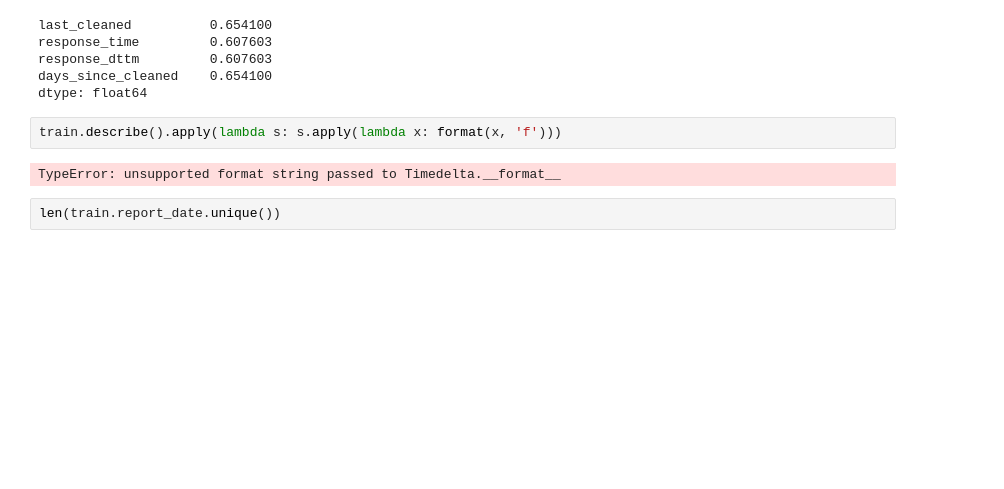
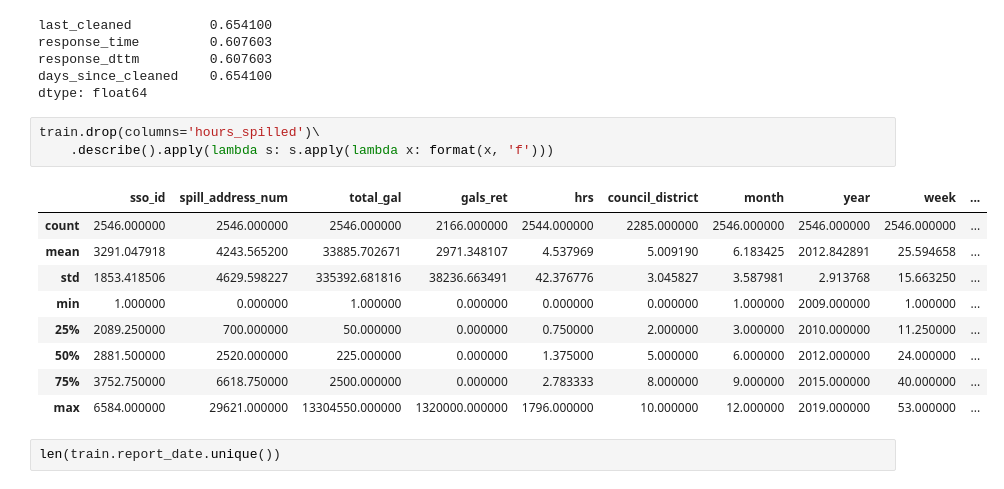
Before and after one commit to we-came-we-SAWS-we-conquered/saws-capstone-project, a Jupyter notebook: cameron_repo/Cameron_notebook.ipynb, the cells around one changed output. Saved outputs shown, nothing was run; the diff lists cells and outputs as text; blank space fills up the shorter version.

```diff
--- a/cameron_repo/Cameron_notebook.ipynb
+++ b/cameron_repo/Cameron_notebook.ipynb
@@ -260,9 +260,18 @@ response_dttm         0.607603
 days_since_cleaned    0.654100
 dtype: float64
 # %%
-train.describe().apply(lambda s: s.apply(lambda x: format(x, 'f')))
+train.drop(columns='hours_spilled')\
+    .describe().apply(lambda s: s.apply(lambda x: format(x, 'f')))
 # %% [output]
-TypeError: unsupported format string passed to Timedelta.__format__
+|  | sso_id | spill_address_num | total_gal | gals_ret | hrs | council_district | month | year | week | ... |
+| count | 2546.000000 | 2546.000000 | 2546.000000 | 2166.000000 | 2544.000000 | 2285.000000 | 2546.000000 | 2546.000000 | 2546.000000 | ... |
+| mean | 3291.047918 | 4243.565200 | 33885.702671 | 2971.348107 | 4.537969 | 5.009190 | 6.183425 | 2012.842891 | 25.594658 | ... |
+| std | 1853.418506 | 4629.598227 | 335392.681816 | 38236.663491 | 42.376776 | 3.045827 | 3.587981 | 2.913768 | 15.663250 | ... |
+| min | 1.000000 | 0.000000 | 1.000000 | 0.000000 | 0.000000 | 0.000000 | 1.000000 | 2009.000000 | 1.000000 | ... |
+| 25% | 2089.250000 | 700.000000 | 50.000000 | 0.000000 | 0.750000 | 2.000000 | 3.000000 | 2010.000000 | 11.250000 | ... |
+| 50% | 2881.500000 | 2520.000000 | 225.000000 | 0.000000 | 1.375000 | 5.000000 | 6.000000 | 2012.000000 | 24.000000 | ... |
+| 75% | 3752.750000 | 6618.750000 | 2500.000000 | 0.000000 | 2.783333 | 8.000000 | 9.000000 | 2015.000000 | 40.000000 | ... |
+| max | 6584.000000 | 29621.000000 | 13304550.000000 | 1320000.000000 | 1796.000000 | 10.000000 | 12.000000 | 2019.000000 | 53.000000 | ... |
 # %%
 len(train.report_date.unique())
 # %% [output]
```
Also changed, not shown: parts of 25 cells of this notebook, 1 other file.
